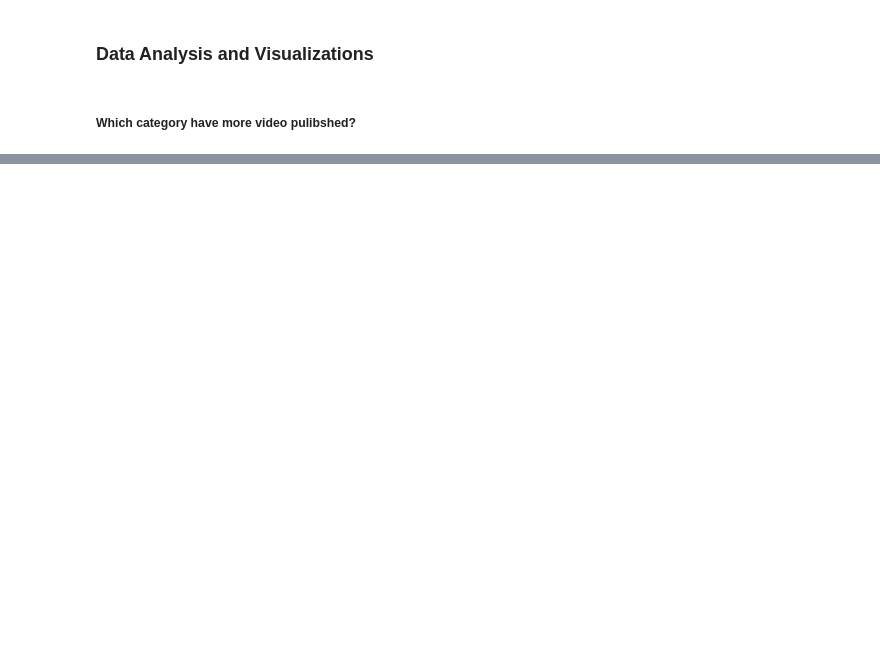
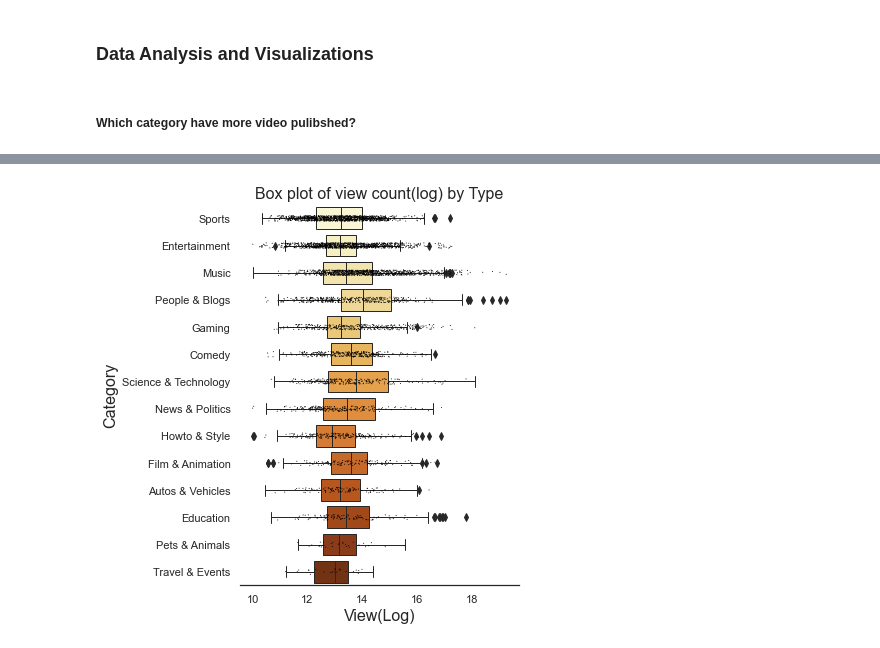
Before and after one commit to ubco-W2020WT1-data301/course-project-group_6007b, a Jupyter notebook: analysis/Kristy/milestone2.ipynb, the cells around one changed output, grey strips where cells are left out. Drawn from its saved outputs; the diff is of its cells as text; code cells hidden in the pictures; blank space fills up the shorter version.

```diff
--- a/analysis/Kristy/milestone2.ipynb
+++ b/analysis/Kristy/milestone2.ipynb
@@ -161,0 +190,16 @@ plt.gcf().set_size_inches(15,4)
+# %%
+df_assign = df_lastdate.assign(log_viewcount= np.log(df_lastdate['view_count']))
+# %%
+sns.boxplot(data = df_assign, x='log_viewcount', y='category',
+            palette = 'YlOrBr', linewidth =1)
+sns.stripplot(data = df_assign, x='log_viewcount', y='category',
+              color ='black',size = 1, order = category_group['category'])
+sns.despine(right = True, left = True)
+plt.gcf().set_size_inches(5,7)
+plt.title('Box plot of view count(log) by Type', fontsize=16)
+plt.xlabel('View(Log)',
+          fontsize = 16)
+plt.ylabel('Category',fontsize = 16)
+plt.show()
+# %% [output]
+[figure, added]
```
Also changed, not shown: parts of 16 cells of this notebook, 2 other files.
